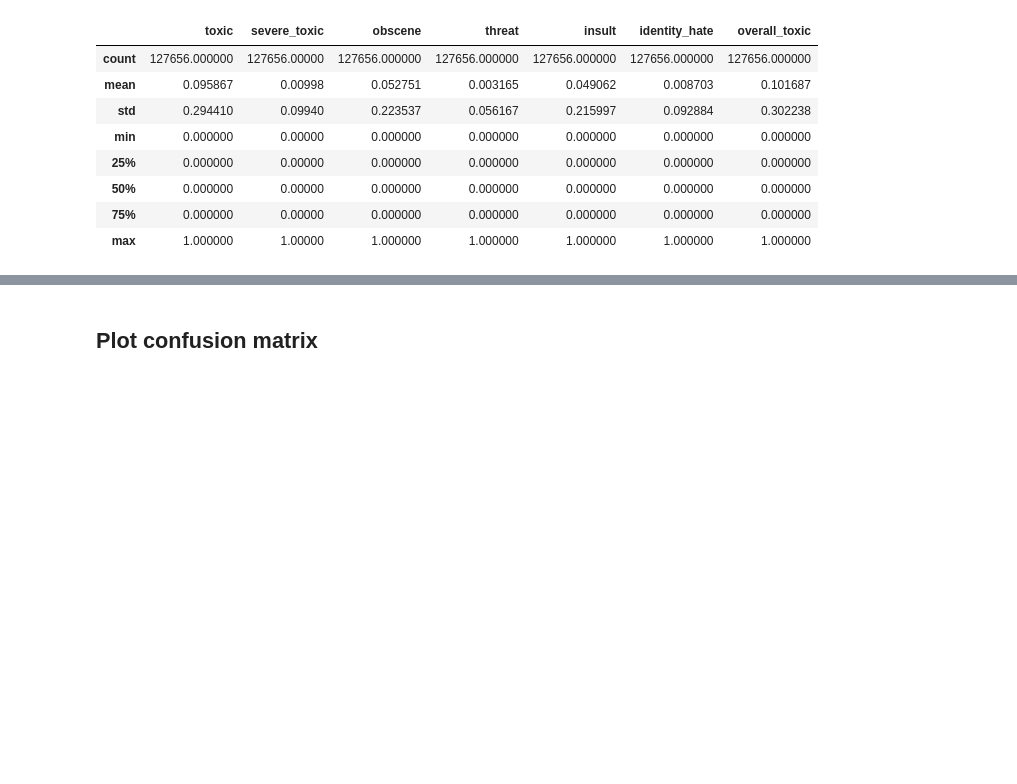
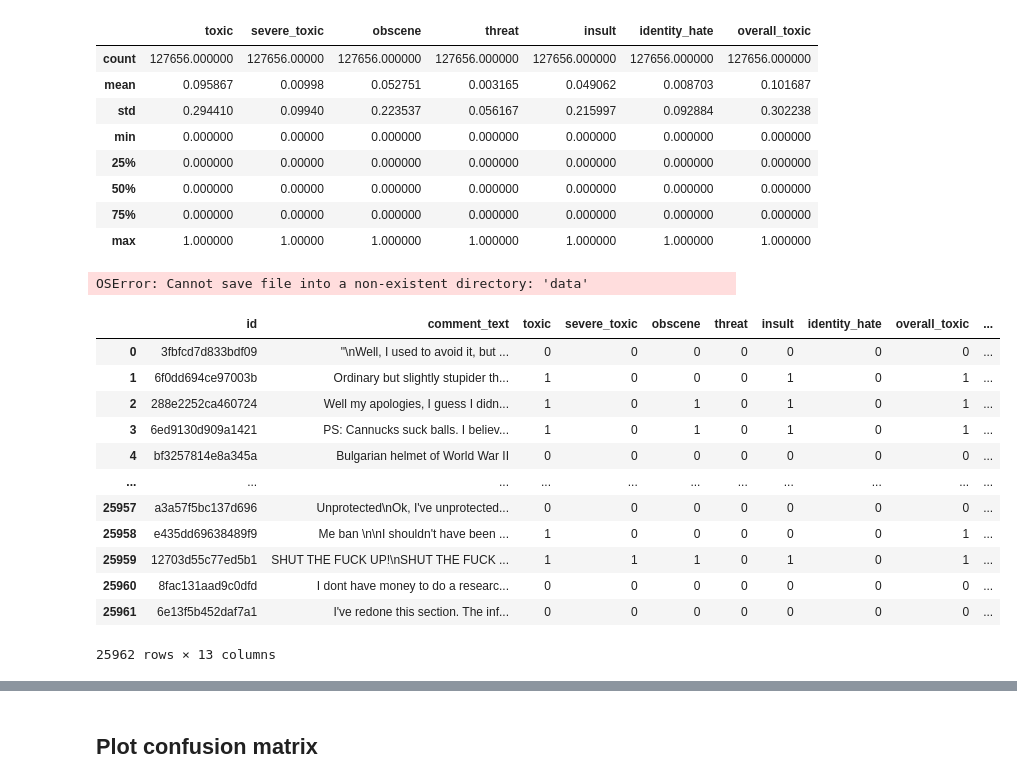
Before and after one commit to eithannak29/ToxicityBot, a Jupyter notebook: src/models/naives_bayes.ipynb, the cells around one changed output, grey strips where cells are left out. Saved outputs shown, nothing was run; the diff lists cells and outputs as text; code cells hidden in the pictures; blank space fills up the shorter version.

```diff
--- a/src/models/naives_bayes.ipynb
+++ b/src/models/naives_bayes.ipynb
@@ -115 +158,28 @@ df_train.describe()
+# %%
+for tn, p in params.items():
+    df_train[f'comment_text_{tn}'] = df_train['comment_text'].apply(lambda x: preprocess_text(x, **p))
+    df_test[f'comment_text_{tn}'] = df_test['comment_text'].apply(lambda x: preprocess_text(x, **p))
+import os
+if not os.path.exists('data'):
+    os.makedirs('data')
+df_train.to_parquet('data/df_train_preprocessed.parquet')
+df_test.to_parquet('data/df_test_preprocessed.parquet')
+# %% [output]
+OSError: Cannot save file into a non-existent directory: 'data'
+# %%
+df_train
+# %% [output]
+|  | id | comment_text | toxic | severe_toxic | obscene | threat | insult | identity_hate | overall_toxic | ... |
+| 0 | 3fbfcd7d833bdf09 | "\nWell, I used to avoid it, but ... | 0 | 0 | 0 | 0 | 0 | 0 | 0 | ... |
+| 1 | 6f0dd694ce97003b | Ordinary but slightly stupider th... | 1 | 0 | 0 | 0 | 1 | 0 | 1 | ... |
+| 2 | 288e2252ca460724 | Well my apologies, I guess I didn... | 1 | 0 | 1 | 0 | 1 | 0 | 1 | ... |
+| 3 | 6ed9130d909a1421 | PS: Cannucks suck balls. I believ... | 1 | 0 | 1 | 0 | 1 | 0 | 1 | ... |
+| 4 | bf3257814e8a345a | Bulgarian helmet of World War II | 0 | 0 | 0 | 0 | 0 | 0 | 0 | ... |
+| ... | ... | ... | ... | ... | ... | ... | ... | ... | ... | ... |
+| 25957 | a3a57f5bc137d696 | Unprotected\nOk, I've unprotected... | 0 | 0 | 0 | 0 | 0 | 0 | 0 | ... |
+| 25958 | e435dd69638489f9 | Me ban \n\nI shouldn't have been ... | 1 | 0 | 0 | 0 | 0 | 0 | 1 | ... |
+| 25959 | 12703d55c77ed5b1 | SHUT THE FUCK UP!\nSHUT THE FUCK ... | 1 | 1 | 1 | 0 | 1 | 0 | 1 | ... |
+| 25960 | 8fac131aad9c0dfd | I dont have money to do a researc... | 0 | 0 | 0 | 0 | 0 | 0 | 0 | ... |
+| 25961 | 6e13f5b452daf7a1 | I've redone this section. The inf... | 0 | 0 | 0 | 0 | 0 | 0 | 0 | ... |
+25962 rows × 13 columns
 # %%
```
Also changed, not shown: parts of 17 cells of this notebook.
